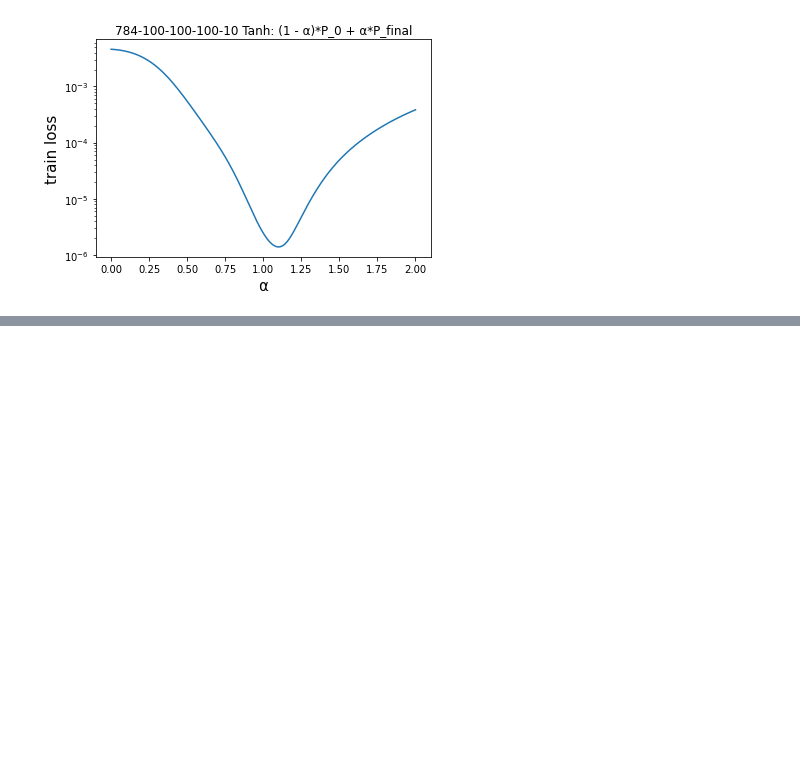
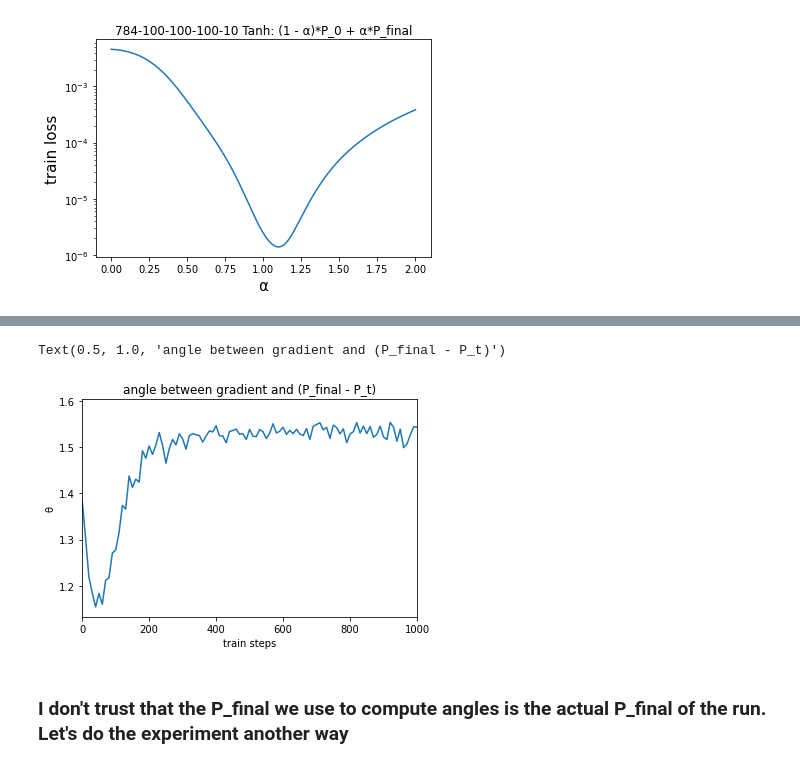
Before and after one commit to ejmichaud/noisy-learning, a Jupyter notebook: notebooks/interpolating-parameters-loss.ipynb, the cells around one changed output, grey strips where cells are left out. Saved outputs shown, nothing was run; the diff lists cells and outputs as text; code cells hidden in the pictures; blank space fills up the shorter version.

```diff
--- a/notebooks/interpolating-parameters-loss.ipynb
+++ b/notebooks/interpolating-parameters-loss.ipynb
@@ -200,0 +340,11 @@ plt.savefig("../figures/loss-interpolation-tanh784-100-100-100-10-logscale-beyon
+# %%
+plt.plot(n_steps, angles)
+plt.xlabel("train steps")
+plt.xlim(0, 1000)
+plt.ylabel("θ")
+plt.title("angle between gradient and (P_final - P_t)")
+# %% [output]
+Text(0.5, 1.0, 'angle between gradient and (P_final - P_t)')
+[figure, added]
+# %% [markdown]
+### I don't trust that the P_final we use to compute angles is the actual P_final of the run. Let's do the experiment another way
```
Also changed, not shown: parts of 18 cells of this notebook.
